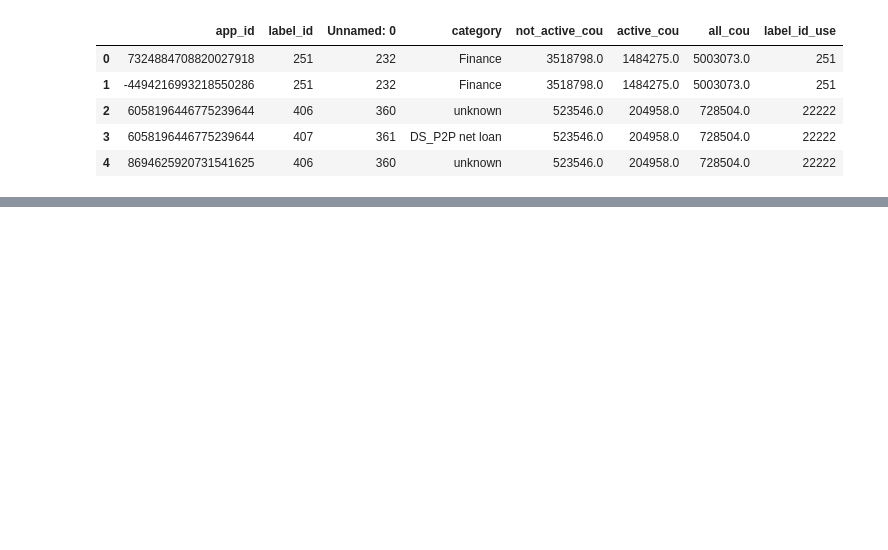
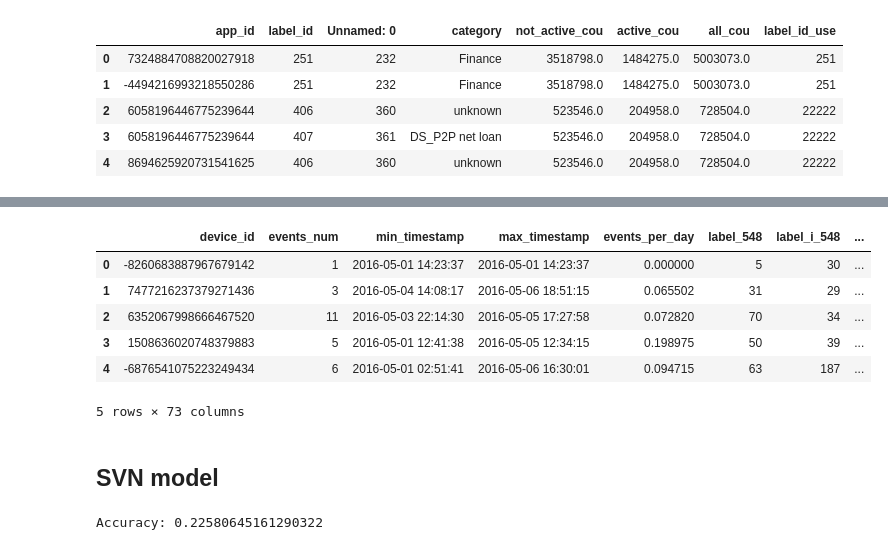
Before and after one commit to aranyhoczki/dskurt_grp1, a Jupyter notebook: talking_data/notebooks/akos2.ipynb, the cells around one changed output, grey strips where cells are left out. Cells and saved outputs as stored; diff of their text form; code cells hidden in the pictures; blank space fills up the shorter version.

Commit message:
akos 1. train + data clear

```diff
--- a/talking_data/notebooks/akos2.ipynb
+++ b/talking_data/notebooks/akos2.ipynb
@@ -229,0 +289,6 @@ app_labels.head()
+# %%
+def getByDeviceID(device_id):
+    df = events[ events["device_id"] == device_id ]
+    df = df.merge(app_events , on="event_id", how="inner")
+    df = df.merge(app_labels, on="app_id", how="left")
+    return df
@@ -229,0 +330,39 @@ app_labels.head()
+# %%
+#gender_age_train_small = gender_age_train[gender_age_train["device_id"] == 6352067998666467520]
+#gender_age_train_small = gender_age_train_small.append(gender_age_train[gender_age_train["device_id"] == 1390702386071991851])
+#gender_age_train_small = gender_age_train.head(100)
+#gender_age_train_small.head(1000)
+
+# csak azokkal a device_id-kal foglalkozunk, ahol vannak esemenyek
+
+gender_age_train_filtered = gender_age_train.merge(events, on="device_id", how="inner")
+# %%
+# sorra megyunk a device_id-kon. Eleg lassu lesz
+max = 10000000
+df_train = None
+for r in gender_age_train_filtered["device_id"].unique():
+    #print("Start", r)
+    x = calcRow1(r)
+    if df_train is None:
+        df_train = x
+    else:
+        df_train = df_train.append(x)
+    max = max -1
+    if max < 0 :
+        break
+df_train.head()
+df_train = df_train.merge(gender_age_train, on="device_id", how="inner")
+df_train = df_train.merge(phone_brand_device_model, on="device_id", how="left")
+df_train.to_csv("../datasets/train1.csv")
+# %%
+df_train.head()
+# %% [output]
+|  | device_id | events_num | min_timestamp | max_timestamp | events_per_day | label_548 | label_i_548 | ... |
+| 0 | -8260683887967679142 | 1 | 2016-05-01 14:23:37 | 2016-05-01 14:23:37 | 0.000000 | 5 | 30 | ... |
+| 1 | 7477216237379271436 | 3 | 2016-05-04 14:08:17 | 2016-05-06 18:51:15 | 0.065502 | 31 | 29 | ... |
+| 2 | 6352067998666467520 | 11 | 2016-05-03 22:14:30 | 2016-05-05 17:27:58 | 0.072820 | 70 | 34 | ... |
+| 3 | 1508636020748379883 | 5 | 2016-05-01 12:41:38 | 2016-05-05 12:34:15 | 0.198975 | 50 | 39 | ... |
+| 4 | -6876541075223249434 | 6 | 2016-05-01 02:51:41 | 2016-05-06 16:30:01 | 0.094715 | 63 | 187 | ... |
+5 rows × 73 columns
+# %% [markdown]
+##  SVN model
@@ -229,0 +387,4 @@ app_labels.head()
+# %%
+print("Accuracy:",metrics.accuracy_score(y_test, y_pred))
+# %% [output]
+Accuracy: 0.22580645161290322
```
Also changed, not shown: parts of 19 cells of this notebook.
